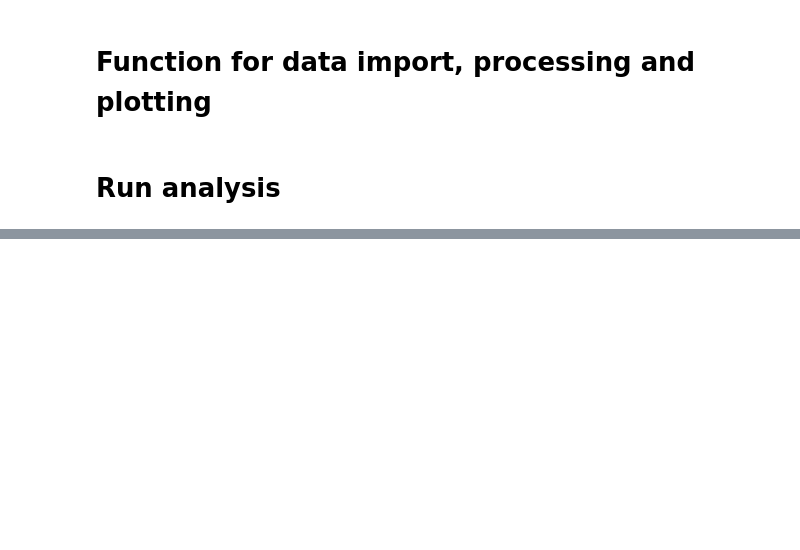
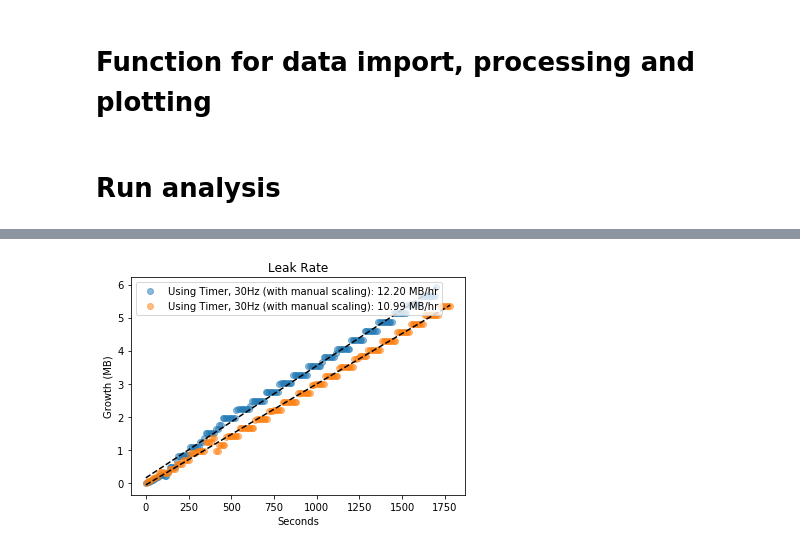
Before and after one commit to danieljfarrell/ChacoMemoryLeak, a Jupyter notebook: analysis.ipynb, the cells around one changed output, grey strips where cells are left out. Drawn from its saved outputs; the diff is of its cells as text; code cells hidden in the pictures; blank space fills up the shorter version.

Commit message:
Testing wx Timer update. Still leaks.

```diff
--- a/analysis.ipynb
+++ b/analysis.ipynb
@@ -100,0 +109,7 @@ extract_leak_rate_multiple([df_60, df_30], ['60Hz refresh', '30Hz refresh'])
+# %%
+# Version 2 as reported https://github.com/enthought/chaco/issues/406
+df_a = data_frame_from_log('chaco_v2_with_manual_scaling_30Hz.log')
+df_b = data_frame_from_log('chaco_v2_without_manual_scaling_30Hz.log')
+extract_leak_rate_multiple([df_a, df_b], ['Using Timer, 30Hz (with manual scaling)', 'Using Timer, 30Hz (with manual scaling)'])
+# %% [output]
+[figure, added]
```
Also changed, not shown: parts of 3 cells of this notebook, 5 other files.
